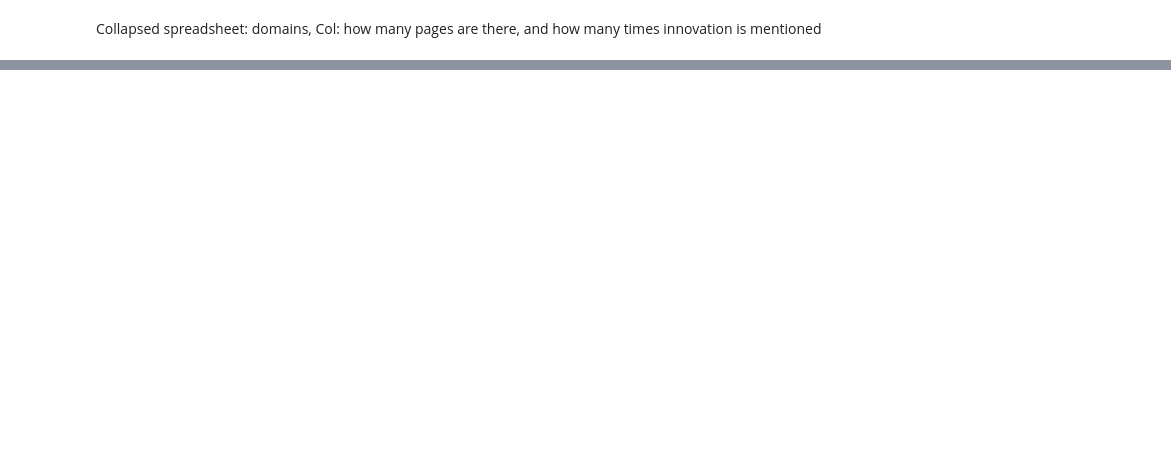
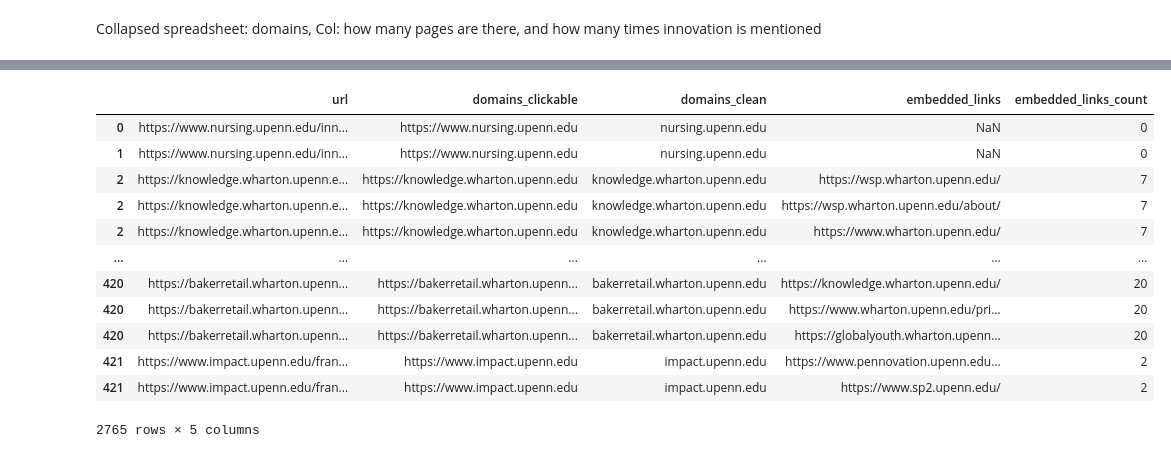
Before and after one commit to MackInstitute/PennEcosystem, a Jupyter notebook: Data_Scapring.ipynb, the cells around one changed output, grey strips where cells are left out. Drawn from its saved outputs; the diff is of its cells as text; code cells hidden in the pictures; blank space fills up the shorter version.

```diff
--- a/Data_Scapring.ipynb
+++ b/Data_Scapring.ipynb
@@ -141,0 +611,23 @@ with pd.ExcelWriter('site_domainV2.xlsx') as writer:
+# %%
+from requests_html import HTMLSession
+embedded_links = []
+for i in df_links.url:
+    embedded_link = []
+    self_domain = i.split('/')[2].replace('www.','')
+    session = HTMLSession()
+    try:
+        r = session.get(i)
+        links = pd.Series(list(r.html.absolute_links))
+        links_filter = links.loc[links.str.startswith('http')]
+        # print(links_filter)
+        for j in links_filter:
+            domain = j.split('/')[2].replace('www.', '')
+            # print(domain)
+            if domain != self_domain and domain in domain_set:
+                embedded_link.append(j)
+        embedded_links.append(embedded_link)
+    except:
+        embedded_links.append('na')
+        continue
+# %%
+df_links['embedded_links'] = embedded_links
@@ -141,0 +650,3 @@ with pd.ExcelWriter('site_domainV2.xlsx') as writer:
+# %%
+embedded_links_count = [len(x) for x in embedded_links]
+df_links['embedded_links_count'] = embedded_links_count
@@ -141,0 +655,16 @@ with pd.ExcelWriter('site_domainV2.xlsx') as writer:
+# %%
+new_df
+# %% [output]
+|  | url | domains_clickable | domains_clean | embedded_links | embedded_links_count |
+| 0 | https://www.nursing.upenn.edu/inn... | https://www.nursing.upenn.edu | nursing.upenn.edu | NaN | 0 |
+| 1 | https://www.nursing.upenn.edu/inn... | https://www.nursing.upenn.edu | nursing.upenn.edu | NaN | 0 |
+| 2 | https://knowledge.wharton.upenn.e... | https://knowledge.wharton.upenn.edu | knowledge.wharton.upenn.edu | https://wsp.wharton.upenn.edu/ | 7 |
+| 2 | https://knowledge.wharton.upenn.e... | https://knowledge.wharton.upenn.edu | knowledge.wharton.upenn.edu | https://wsp.wharton.upenn.edu/about/ | 7 |
+| 2 | https://knowledge.wharton.upenn.e... | https://knowledge.wharton.upenn.edu | knowledge.wharton.upenn.edu | https://www.wharton.upenn.edu/ | 7 |
+| ... | ... | ... | ... | ... | ... |
+| 420 | https://bakerretail.wharton.upenn... | https://bakerretail.wharton.upenn... | bakerretail.wharton.upenn.edu | https://knowledge.wharton.upenn.edu/ | 20 |
+| 420 | https://bakerretail.wharton.upenn... | https://bakerretail.wharton.upenn... | bakerretail.wharton.upenn.edu | https://www.wharton.upenn.edu/pri... | 20 |
+| 420 | https://bakerretail.wharton.upenn... | https://bakerretail.wharton.upenn... | bakerretail.wharton.upenn.edu | https://globalyouth.wharton.upenn... | 20 |
+| 421 | https://www.impact.upenn.edu/fran... | https://www.impact.upenn.edu | impact.upenn.edu | https://www.pennovation.upenn.edu... | 2 |
+| 421 | https://www.impact.upenn.edu/fran... | https://www.impact.upenn.edu | impact.upenn.edu | https://www.sp2.upenn.edu/ | 2 |
+2765 rows × 5 columns
```
Also changed, not shown: parts of 83 cells of this notebook, 9 other files.
